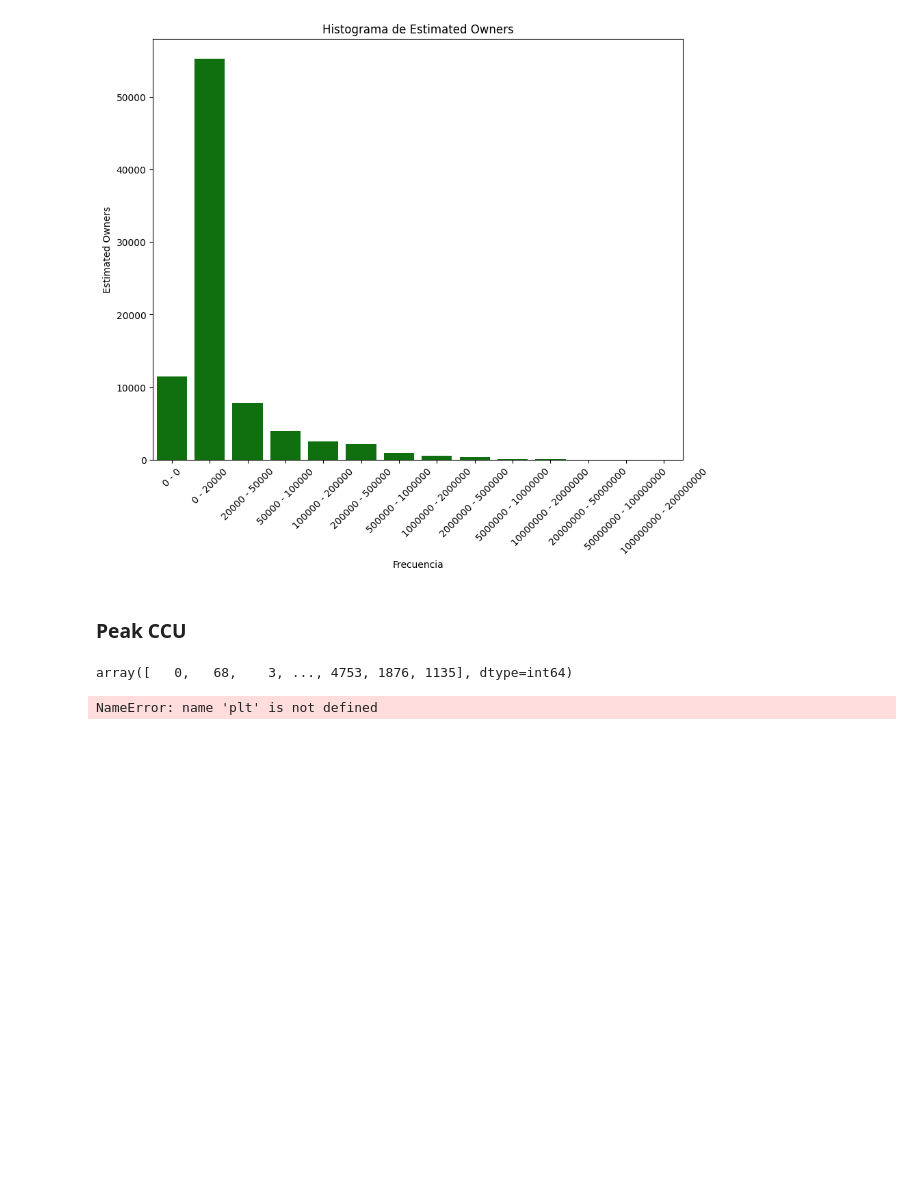
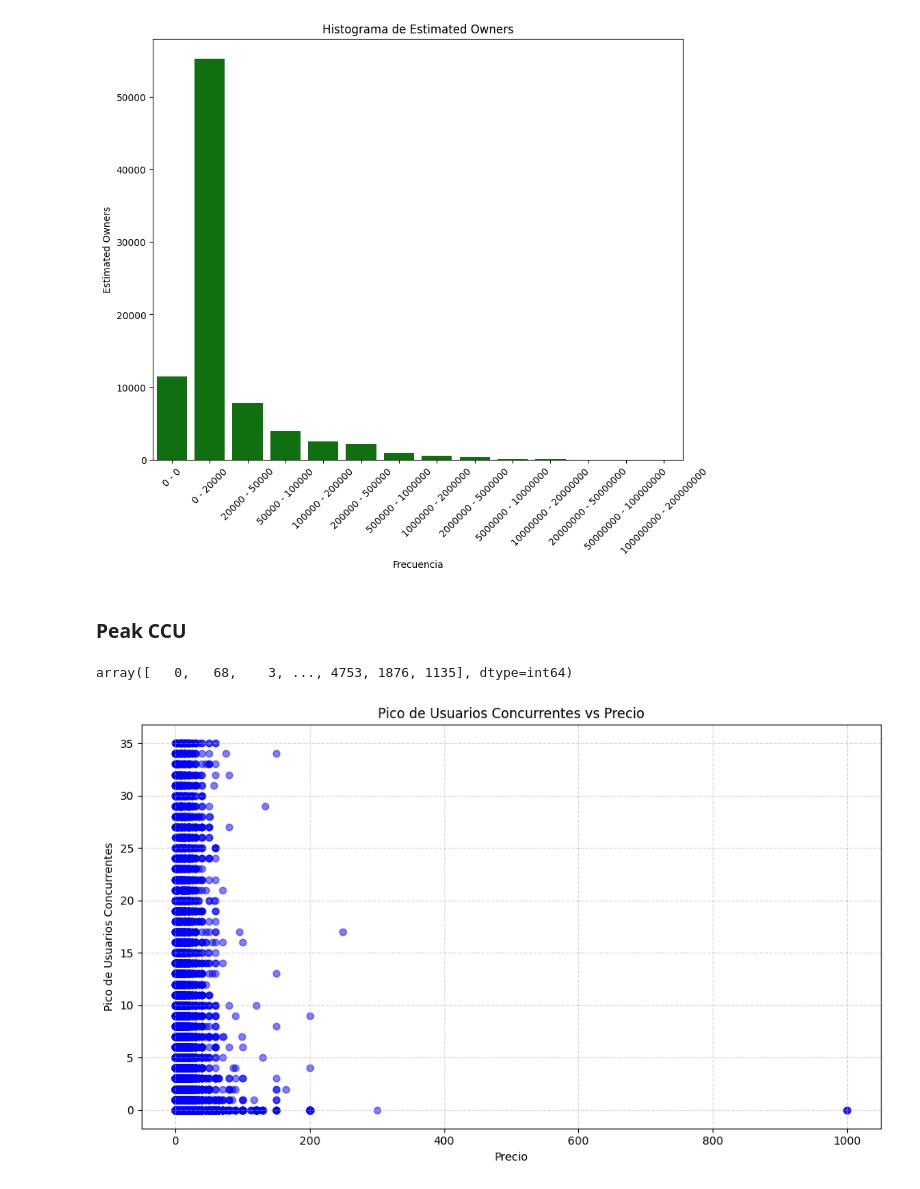
Before and after one commit to SamuelEscalante/SteamGames_Repository, a Jupyter notebook: notebooks/EDA/raw_eda.ipynb, the cells around one changed output. Saved outputs shown, nothing was run; the diff lists cells and outputs as text; code cells hidden in the pictures; blank space fills up the shorter version.

Commit message:
Clean the notebook

```diff
--- a/notebooks/EDA/raw_eda.ipynb
+++ b/notebooks/EDA/raw_eda.ipynb
@@ -222,27 +227,3 @@ Name: SupportedLanguages, Length: 85097, dtype: object
-# %%
-def clean_supported_languages(games):
-    games['SupportedLanguages'] = games['SupportedLanguages'].astype(str)
-
-    games['SupportedLanguages'] = games['SupportedLanguages'].str.replace(r'\\r\\n', ',') \
-        .str.replace("]", '') \
-        .str.replace('[', '') \
-        .str.replace("'", '') \
-        .str.replace('\\\\', '') \
-        .str.replace(r'\[b\]\[/b\]', '') \
-        .str.replace(r'\\\[', '') \
-        .str.replace(r'\\\]', '') \
-        .str.replace('#', '') \
-        .str.replace('b/b', '') \
-        .str.replace('&amp;lt;', '') \
-        .str.replace('strong&amp;gt;/strong&amp;gt;', '') \
-        .str.replace('br /&amp;gt;br /&amp;gt;', '') \
-        .str.replace('"', '') \
-        .str.replace(r',\s*', '')\
-        .str.strip()
-
-    return games
-
-games = clean_supported_languages(games)
 # %%
 games.head()
 # %% [output]
@@ -603,14 +508,20 @@ plt.show()
 games['PeakCCU'].unique()
 # %% [output]
 array([   0,   68,    3, ..., 4753, 1876, 1135], dtype=int64)
-# %%
-plt.hist(games['ReleaseDate'], bins=100)
-plt.xlabel('Year')
-plt.ylabel('Number of Games Released')
-plt.title('Number of Games Released Over the Years')
-plt.show()
-# %% [output]
-NameError: name 'plt' is not defined
+# %%
+games = games[games['PeakCCU'] < games['PeakCCU'].quantile(0.95)]
+
+# Crear el gráfico de dispersión
+plt.figure(figsize=(10, 6))
+plt.scatter(games['Price'], games['PeakCCU'], color='blue', alpha=0.5)
+plt.title('Pico de Usuarios Concurrentes vs Precio')
+plt.xlabel('Precio')
+plt.ylabel('Pico de Usuarios Concurrentes')
+plt.grid(True, linestyle='--', alpha=0.5)
+plt.tight_layout()
+plt.show()
+# %% [output]
+[figure, added]
 # %%
 plt.hist(games['Price'], bins=list(range(0, 60)))
 plt.xlabel('Price')
```
Also changed, not shown: parts of 19 cells of this notebook.
